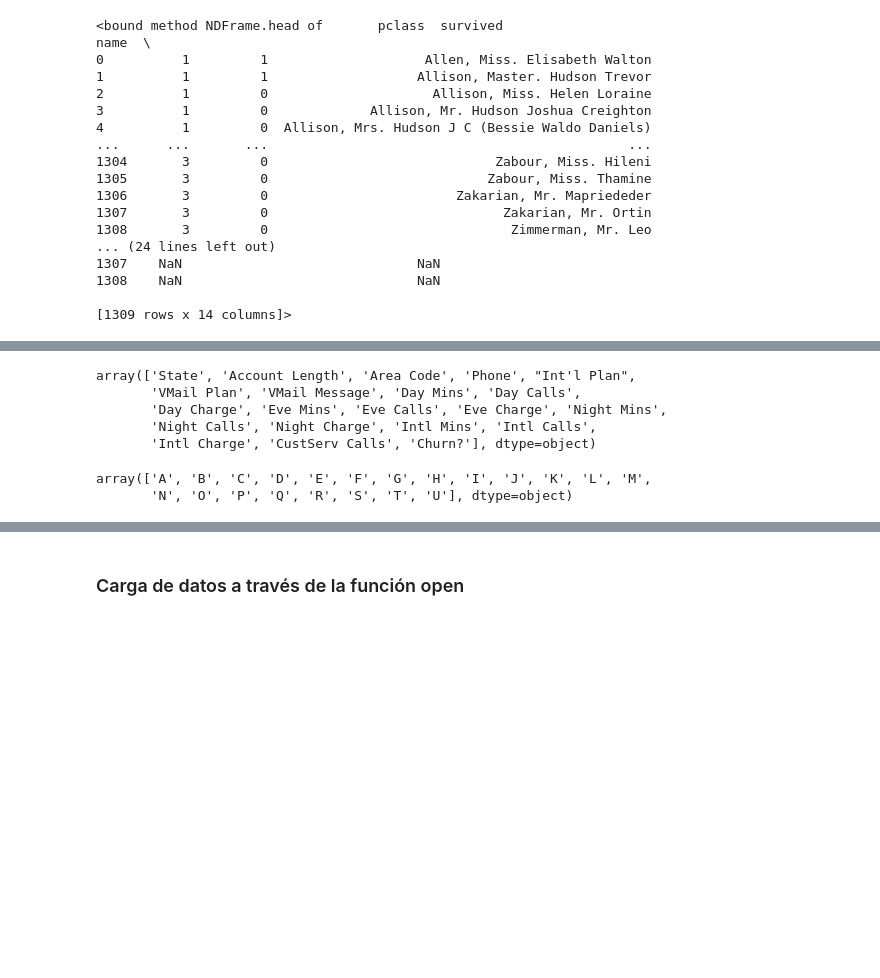
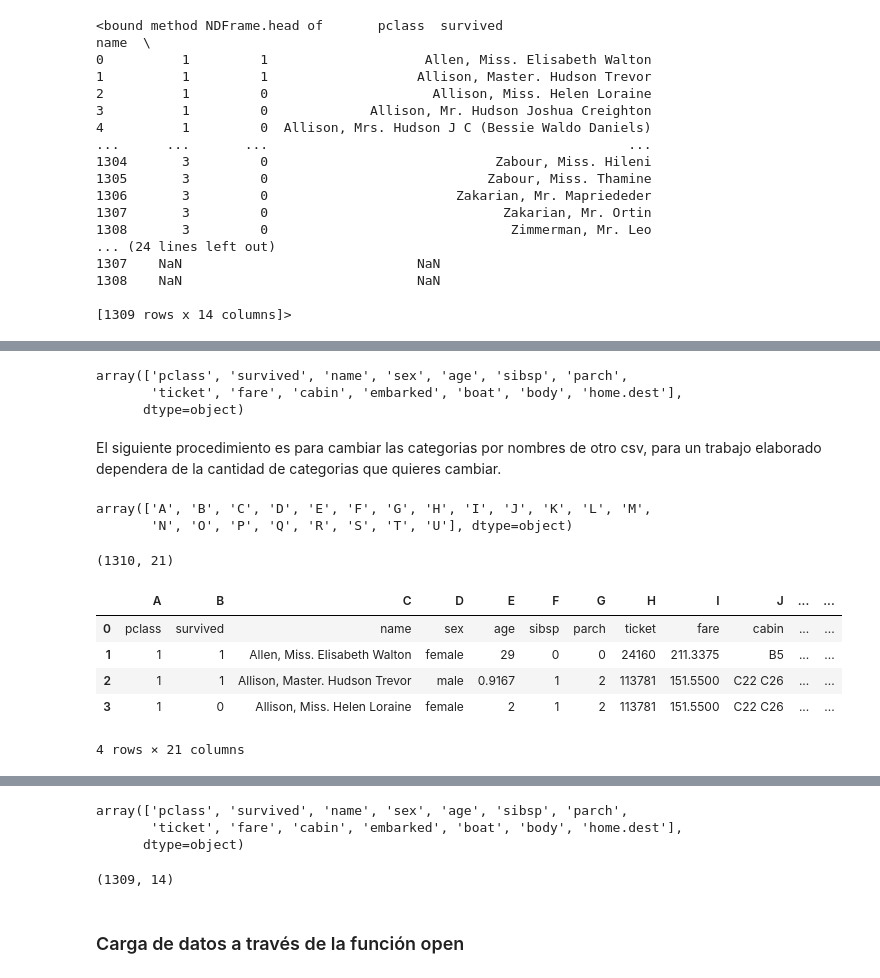
Before and after one commit to Xavier-ML/Machine-Learning, a Jupyter notebook: T1_Data_cleaning_python_colab.ipynb, the cells around one changed output, grey strips where cells are left out. Saved outputs shown, nothing was run; the diff lists cells and outputs as text; code cells hidden in the pictures; blank space fills up the shorter version.

```diff
--- a/T1_Data_cleaning_python_colab.ipynb
+++ b/T1_Data_cleaning_python_colab.ipynb
@@ -56,16 +72,30 @@ data_titanic.head()
 # %%
-data2.columns.values
+data_titanic.columns.values
 # %% [output]
-array(['State', 'Account Length', 'Area Code', 'Phone', "Int'l Plan",
-       'VMail Plan', 'VMail Message', 'Day Mins', 'Day Calls',
-       'Day Charge', 'Eve Mins', 'Eve Calls', 'Eve Charge', 'Night Mins',
-       'Night Calls', 'Night Charge', 'Intl Mins', 'Intl Calls',
-       'Intl Charge', 'CustServ Calls', 'Churn?'], dtype=object)
+array(['pclass', 'survived', 'name', 'sex', 'age', 'sibsp', 'parch',
+       'ticket', 'fare', 'cabin', 'embarked', 'boat', 'body', 'home.dest'],
+      dtype=object)
+# %% [markdown]
+El siguiente procedimiento es para cambiar las categorias por nombres de otro csv, para un trabajo elaborado dependera de la cantidad de categorias que quieres cambiar.
 # %%
-data_cols = pd.read_csv(mainpath + "/" + "customer-churn-model\Customer Churn Columns.csv")
+data_cols = pd.read_csv("Customer Churn Columns.csv")
 data_col_list = data_cols["Column_Names"].tolist()
-data2 = pd.read_csv(mainpath + "/" + "customer-churn-model\customer churn model.txt", header = None, names = data_col_list)
-data2.columns.values
-# %% [output]
-array(['A', 'B', 'C', 'D', 'E', 'F', 'G', 'H', 'I', 'J', 'K', 'L', 'M',
-       'N', 'O', 'P', 'Q', 'R', 'S', 'T', 'U'], dtype=object)
+# %%
+data2 = pd.read_csv("titanic3.csv", names = data_col_list)
+data2.columns.values
+# %% [output]
+array(['A', 'B', 'C', 'D', 'E', 'F', 'G', 'H', 'I', 'J', 'K', 'L', 'M',
+       'N', 'O', 'P', 'Q', 'R', 'S', 'T', 'U'], dtype=object)
+# %%
+data2.shape
+# %% [output]
+(1310, 21)
+# %%
+data2.head(4)
+# %% [output]
+|  | A | B | C | D | E | F | G | H | I | J | ... | ... |
+| 0 | pclass | survived | name | sex | age | sibsp | parch | ticket | fare | cabin | ... | ... |
+| 1 | 1 | 1 | Allen, Miss. Elisabeth Walton | female | 29 | 0 | 0 | 24160 | 211.3375 | B5 | ... | ... |
+| 2 | 1 | 1 | Allison, Master. Hudson Trevor | male | 0.9167 | 1 | 2 | 113781 | 151.5500 | C22 C26 | ... | ... |
+| 3 | 1 | 0 | Allison, Miss. Helen Loraine | female | 2 | 1 | 2 | 113781 | 151.5500 | C22 C26 | ... | ... |
+4 rows × 21 columns
@@ -72,2 +103,12 @@ array(['A', 'B', 'C', 'D', 'E', 'F', 'G', 'H', 'I', 'J', 'K', 'L', 'M',
+# %%
+data_titanic.columns.values
+# %% [output]
+array(['pclass', 'survived', 'name', 'sex', 'age', 'sibsp', 'parch',
+       'ticket', 'fare', 'cabin', 'embarked', 'boat', 'body', 'home.dest'],
+      dtype=object)
+# %%
+data_titanic.shape
+# %% [output]
+(1309, 14)
 # %% [markdown]
 ### Carga de datos a través de la función open
```
Also changed, not shown: parts of 21 cells of this notebook.
